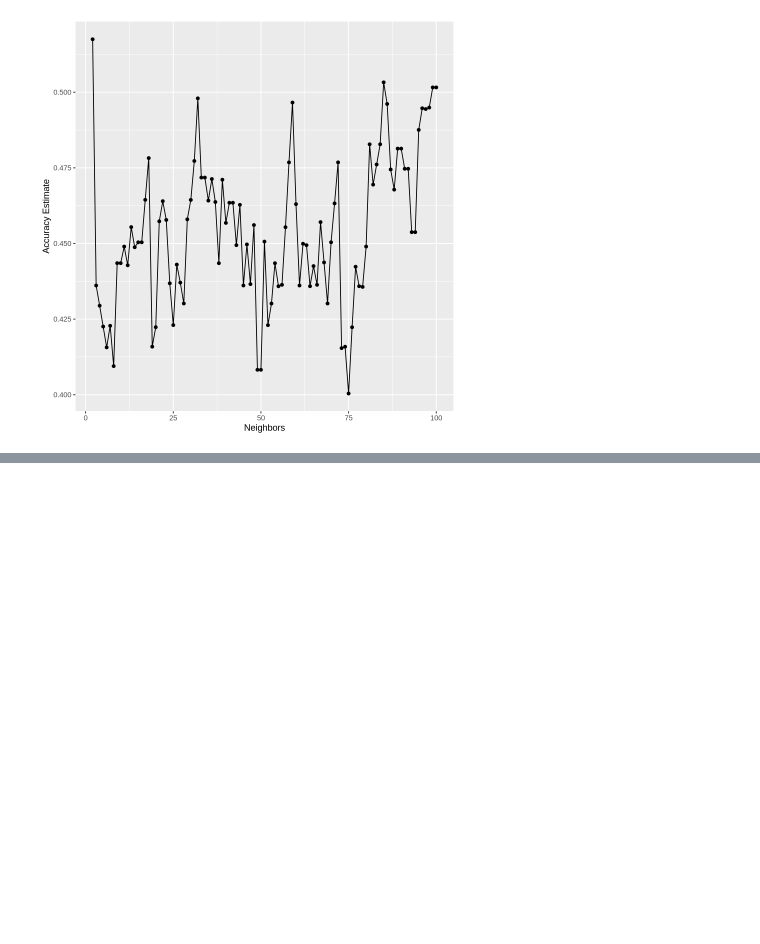
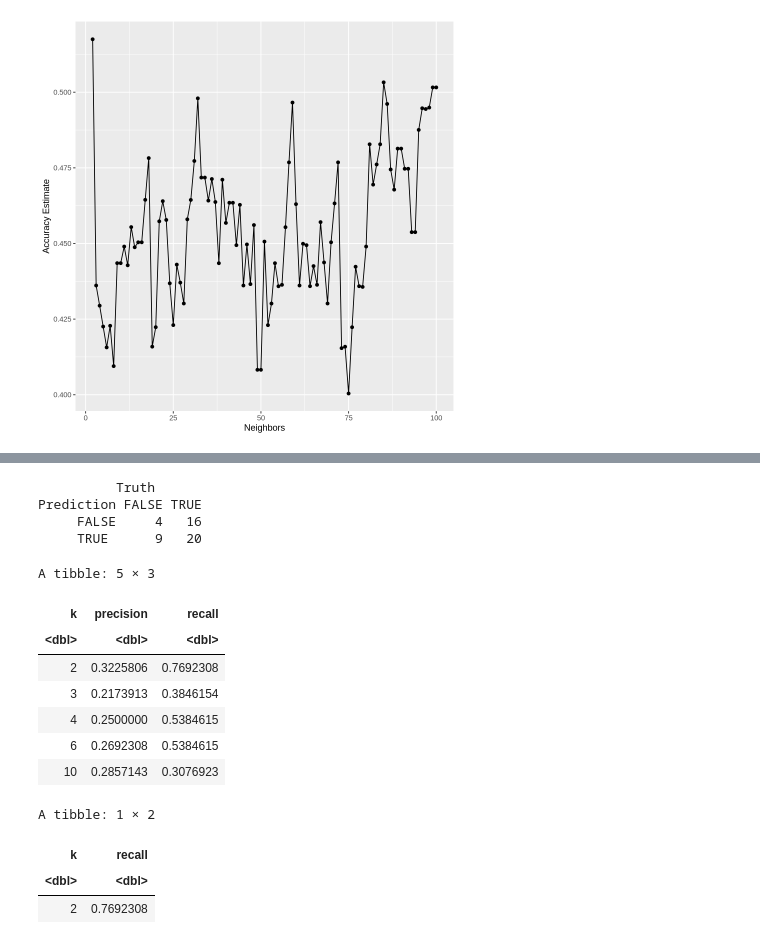
Before and after one commit to CharlieGatley67/group_project, a Jupyter notebook: group_project_2.0.ipynb, the cells around one changed output, grey strips where cells are left out. Saved outputs shown, nothing was run; the diff lists cells and outputs as text; code cells hidden in the pictures; blank space fills up the shorter version.

```diff
--- a/group_project_2.0.ipynb
+++ b/group_project_2.0.ipynb
@@ -263,0 +224,69 @@ Prediction FALSE TRUE
+# %%
+set.seed(12)
+#for 10 neighbors
+
+knn_10 <- nearest_neighbor (weight_func = "rectangular", neighbors = 10) |>
+                    set_engine("kknn") |>
+                    set_mode ("classification")
+
+fit_10 <- workflow() |>
+    add_recipe (precision_recipe) |>
+    add_model (knn_10) |>
+    fit(data = players_training)
+
+predictions_10 <- predict (fit_10, new_data = players_testing) |>
+    bind_cols (players_testing)
+
+metrics_10 <- predictions_10 |>
+    metrics(truth = subscribe, estimate = .pred_class)
+
+conf_mat_10 <- predictions_10 |>
+    conf_mat (truth = subscribe, estimate = .pred_class)
+
+conf_mat_10
+# %% [output]
+          Truth
+Prediction FALSE TRUE
+     FALSE     4   16
+     TRUE      9   20
+# %%
+set.seed(12)
+
+precision_2 <- 10/(10 + 21)
+recall_2 <- 10/(10 + 3)
+
+precision_3 <- 5/(5 + 18)
+recall_3 <- 5/(5 + 8)
+
+precision_4 <- 7/(7 + 21)
+recall_4 <- 7/(7 + 6)
+
+precision_6 <- 7/(7 + 19)
+recall_6 <- 7/(7 + 6)
+
+precision_10 <- 4/(4 + 10)
+recall_10 <- 4/(4 + 9)
+
+metrics_df <- tibble("k" = c(2, 3, 4, 6, 10),
+                     "precision" = c(precision_2, precision_3, precision_4, precision_6, precision_10),
+                     "recall" = c(recall_2, recall_3, recall_4, recall_6, recall_10))
+metrics_df
+
+max_recall <- metrics_df |>
+    select(k, recall) |>
+    arrange(desc(recall)) |>
+    slice(1)
+max_recall
+# %% [output]
+A tibble: 5 × 3
+| k | precision | recall |
+| <dbl> | <dbl> | <dbl> |
+| 2 | 0.3225806 | 0.7692308 |
+| 3 | 0.2173913 | 0.3846154 |
+| 4 | 0.2500000 | 0.5384615 |
+| 6 | 0.2692308 | 0.5384615 |
+| 10 | 0.2857143 | 0.3076923 |
+A tibble: 1 × 2
+| k | recall |
+| <dbl> | <dbl> |
+| 2 | 0.7692308 |
```
Also changed, not shown: parts of 9 cells of this notebook.
